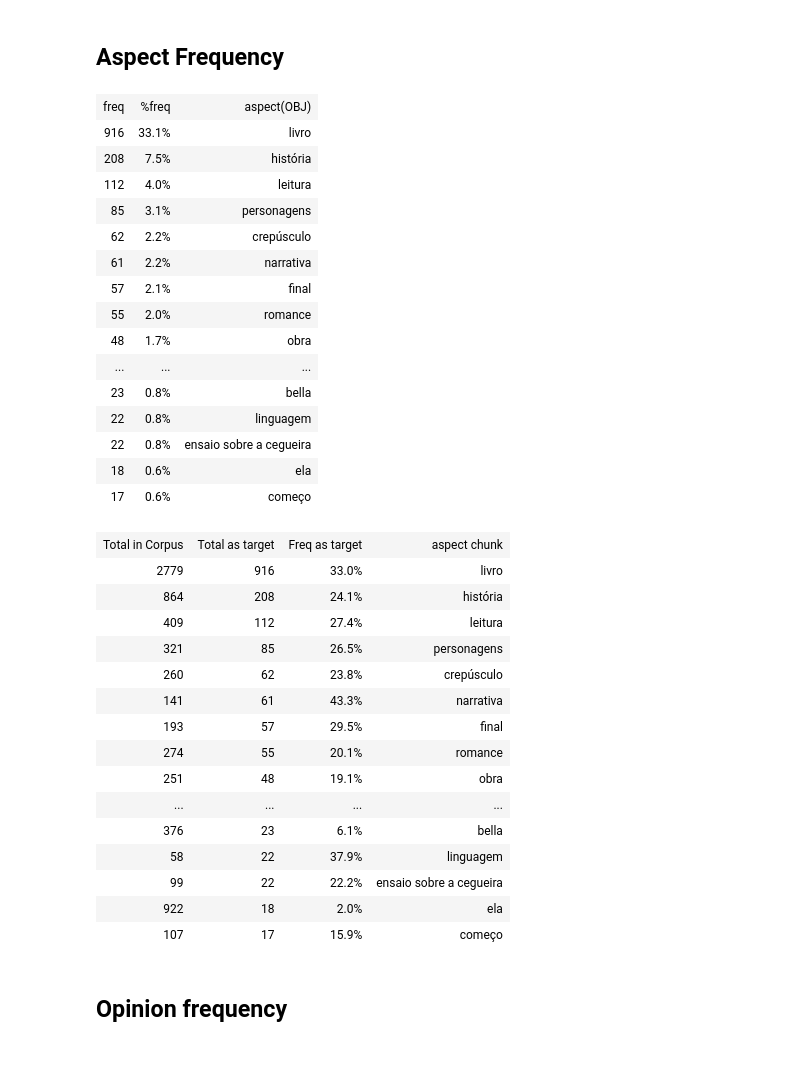
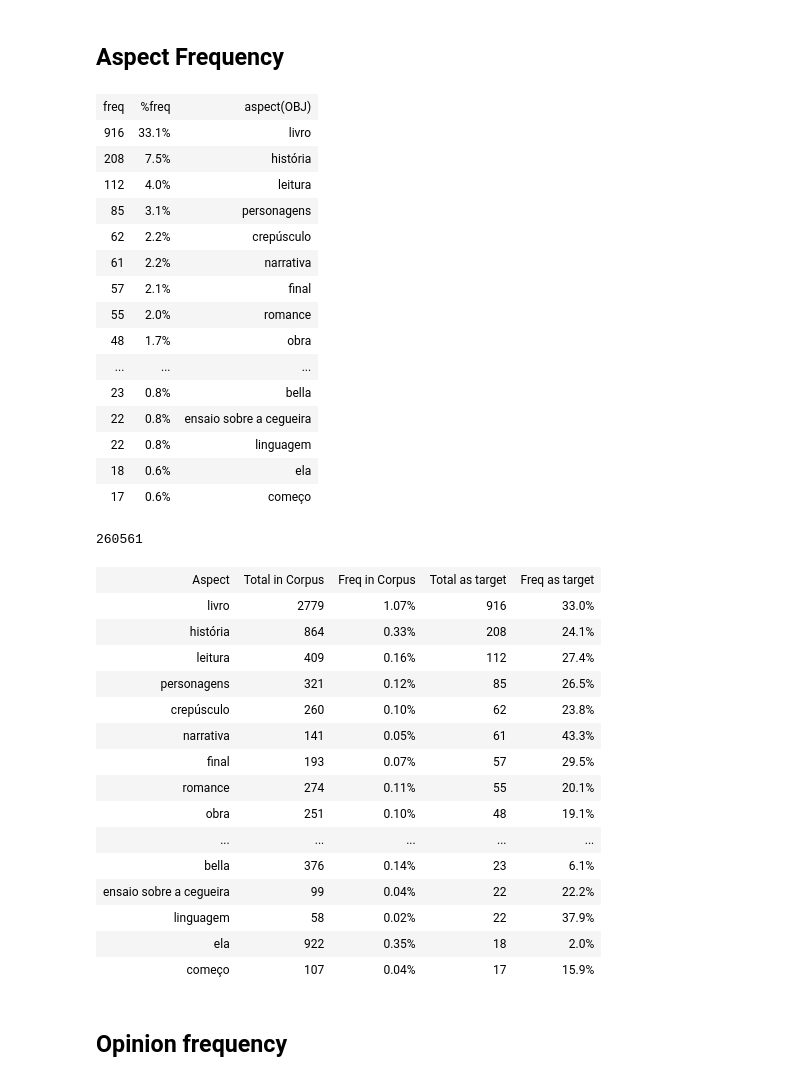
Before and after one commit to pedrobalage/ABSA_Experiments, a Jupyter notebook: 2_CorpusStats/21_ReLi.ipynb, the cells around one changed output. Drawn from its saved outputs; the diff is of its cells as text; code cells hidden in the pictures.

```diff
--- a/2_CorpusStats/21_ReLi.ipynb
+++ b/2_CorpusStats/21_ReLi.ipynb
@@ -168,7 +168,7 @@ ipy_table.apply_theme('basic')
 # %% [markdown]
 ## Aspect Frequency
 # %%
-freqlist =  Counter([node.get('target').lower() for node in reviews.iter('opinion')])
+freqlist =  Counter([node.get('target').lower() for node in reviews.iter('Opinion')])
 
 data = [['freq', '%freq', 'aspect(OBJ)']]
 for token, freq in freqlist.most_common(20):
@@ -190,39 +190,42 @@ ipy_table.apply_theme('basic')
 | 48 | 1.7% | obra |
 | ... | ... | ... |
 | 23 | 0.8% | bella |
+| 22 | 0.8% | ensaio sobre a cegueira |
 | 22 | 0.8% | linguagem |
-| 22 | 0.8% | ensaio sobre a cegueira |
 | 18 | 0.6% | ela |
 | 17 | 0.6% | começo |
 # %%
 sentences = ' '.join([node.get('form').lower() for node in reviews.iter('word')])
-freqlist =  Counter([node.get('target').lower() for node in reviews.iter('opinion')])
-
-data = [['Total in Corpus', 'Total as target',  'Freq as target', 'aspect chunk']]
+len_sentences = len(list(reviews.iter('word')))
+freqlist =  Counter([node.get('target').lower() for node in reviews.iter('Opinion')])
+print(len_sentences)
+data = [['Aspect', 'Total in Corpus',  'Freq in Corpus', 'Total as target', 'Freq as target']]
 for token, freq in freqlist.most_common(20):
     total = sentences.count(' ' + token + ' ')
+    freq_rel = total * 100 / len_sentences
     ratio = freq / total *100
-    data.append([total, freq,'{:.1f}%'.format(ratio), token])
+    data.append([token, total, '{:.2f}%'.format(freq_rel), freq, '{:.1f}%'.format(ratio)])
 
 ipy_table.make_table(data)
 ipy_table.apply_theme('basic')
 # %% [output]
+260561
-| Total in Corpus | Total as target | Freq as target | aspect chunk |
-| 2779 | 916 | 33.0% | livro |
-| 864 | 208 | 24.1% | história |
-| 409 | 112 | 27.4% | leitura |
-| 321 | 85 | 26.5% | personagens |
-| 260 | 62 | 23.8% | crepúsculo |
-| 141 | 61 | 43.3% | narrativa |
-| 193 | 57 | 29.5% | final |
-| 274 | 55 | 20.1% | romance |
-| 251 | 48 | 19.1% | obra |
-| ... | ... | ... | ... |
-| 376 | 23 | 6.1% | bella |
-| 58 | 22 | 37.9% | linguagem |
-| 99 | 22 | 22.2% | ensaio sobre a cegueira |
-| 922 | 18 | 2.0% | ela |
-| 107 | 17 | 15.9% | começo |
+| Aspect | Total in Corpus | Freq in Corpus | Total as target | Freq as target |
+| livro | 2779 | 1.07% | 916 | 33.0% |
+| história | 864 | 0.33% | 208 | 24.1% |
+| leitura | 409 | 0.16% | 112 | 27.4% |
+| personagens | 321 | 0.12% | 85 | 26.5% |
+| crepúsculo | 260 | 0.10% | 62 | 23.8% |
+| narrativa | 141 | 0.05% | 61 | 43.3% |
+| final | 193 | 0.07% | 57 | 29.5% |
+| romance | 274 | 0.11% | 55 | 20.1% |
+| obra | 251 | 0.10% | 48 | 19.1% |
+| ... | ... | ... | ... | ... |
+| bella | 376 | 0.14% | 23 | 6.1% |
+| ensaio sobre a cegueira | 99 | 0.04% | 22 | 22.2% |
+| linguagem | 58 | 0.02% | 22 | 37.9% |
+| ela | 922 | 0.35% | 18 | 2.0% |
+| começo | 107 | 0.04% | 17 | 15.9% |
 # %% [markdown]
 ## Opinion frequency
 # %%
```
Also changed, not shown: 2 other files.
